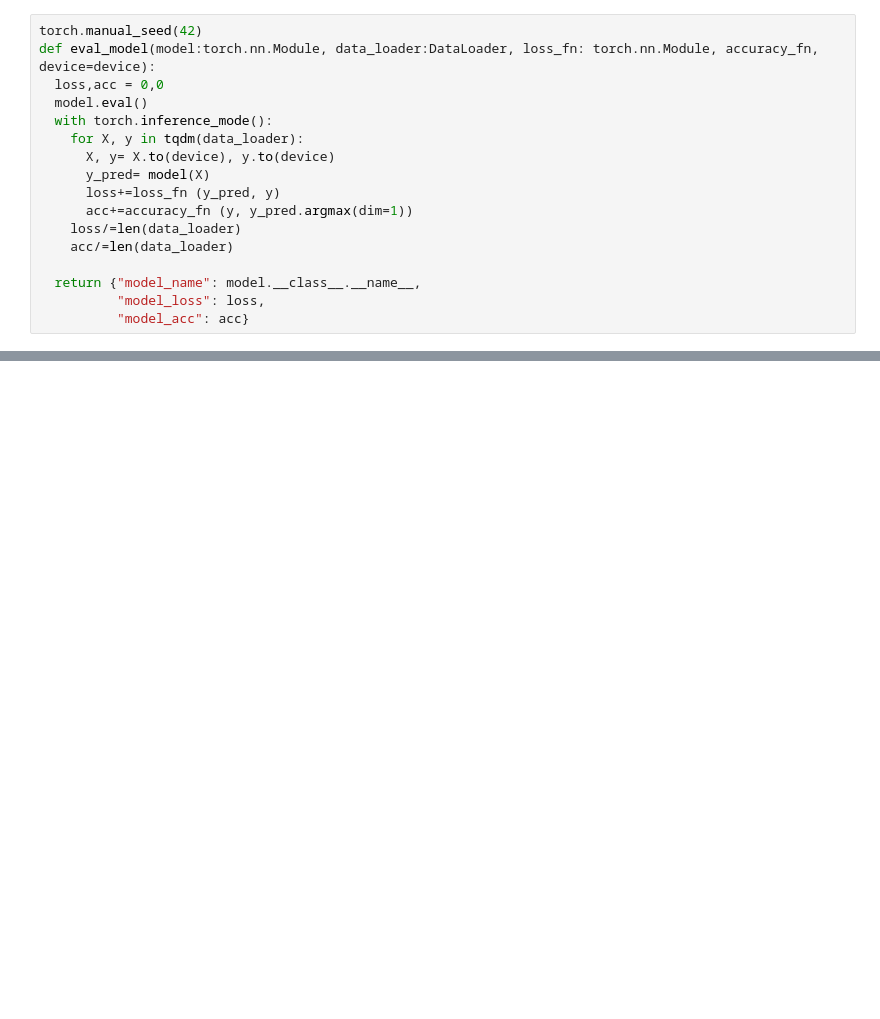
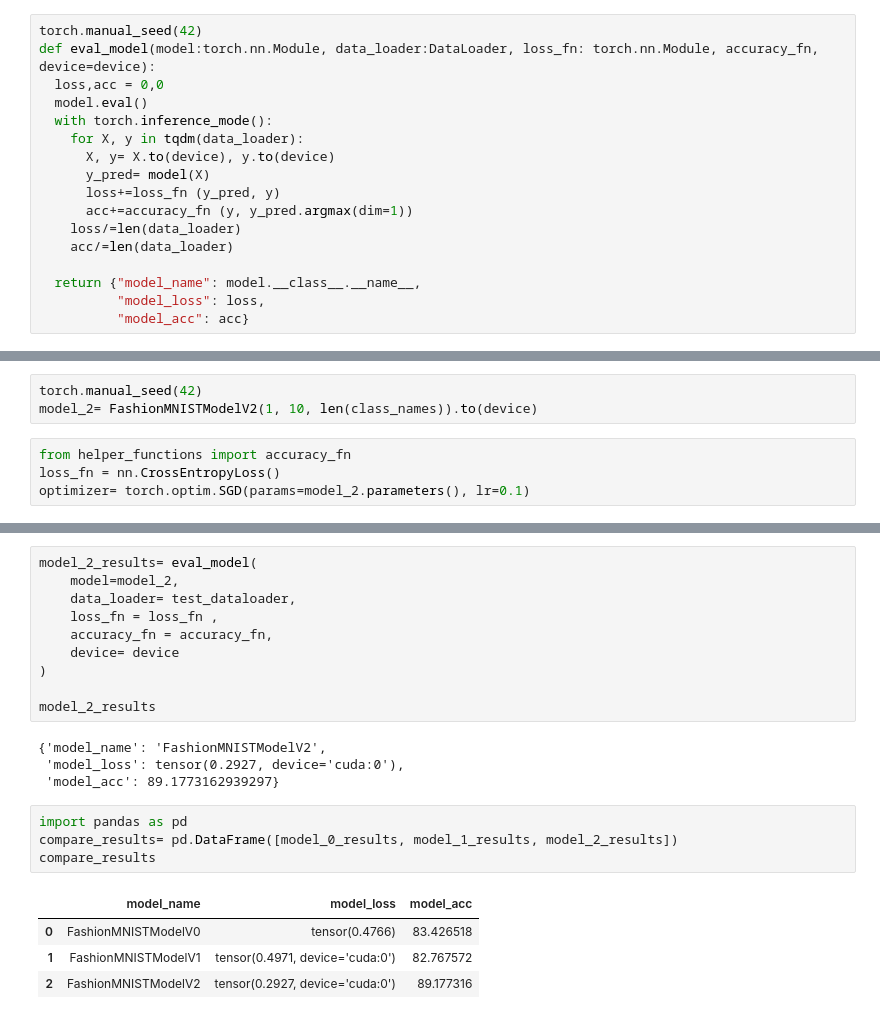
Before and after one commit to vartikatrao/PyTorch, a Jupyter notebook: FasionMNIST.ipynb, the cells around one changed output, grey strips where cells are left out. Drawn from its saved outputs; the diff is of its cells as text; blank space fills up the shorter version.

```diff
--- a/FasionMNIST.ipynb
+++ b/FasionMNIST.ipynb
@@ -574,0 +604,7 @@ def eval_model(model:torch.nn.Module, data_loader:DataLoader, loss_fn: torch.nn.
+# %%
+torch.manual_seed(42)
+model_2= FashionMNISTModelV2(1, 10, len(class_names)).to(device)
+# %%
+from helper_functions import accuracy_fn
+loss_fn = nn.CrossEntropyLoss()
+optimizer= torch.optim.SGD(params=model_2.parameters(), lr=0.1)
@@ -574,0 +639,23 @@ def eval_model(model:torch.nn.Module, data_loader:DataLoader, loss_fn: torch.nn.
+# %%
+model_2_results= eval_model(
+    model=model_2,
+    data_loader= test_dataloader,
+    loss_fn = loss_fn ,
+    accuracy_fn = accuracy_fn,
+    device= device
+)
+
+model_2_results
+# %% [output]
+{'model_name': 'FashionMNISTModelV2',
+ 'model_loss': tensor(0.2927, device='cuda:0'),
+ 'model_acc': 89.1773162939297}
+# %%
+import pandas as pd
+compare_results= pd.DataFrame([model_0_results, model_1_results, model_2_results])
+compare_results
+# %% [output]
+|  | model_name | model_loss | model_acc |
+| 0 | FashionMNISTModelV0 | tensor(0.4766) | 83.426518 |
+| 1 | FashionMNISTModelV1 | tensor(0.4971, device='cuda:0') | 82.767572 |
+| 2 | FashionMNISTModelV2 | tensor(0.2927, device='cuda:0') | 89.177316 |
```
Also changed, not shown: parts of 8 cells of this notebook.
